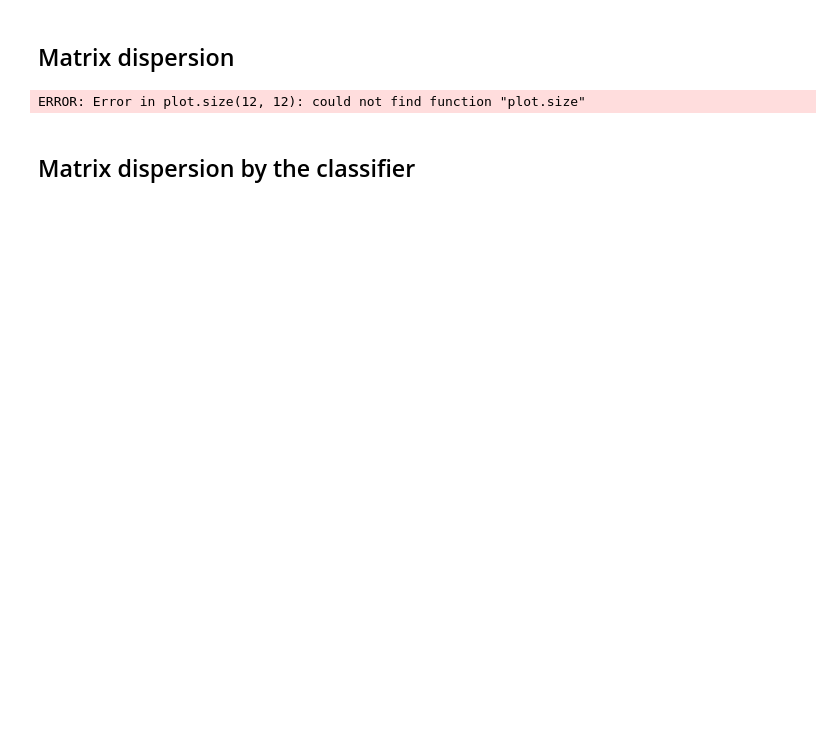
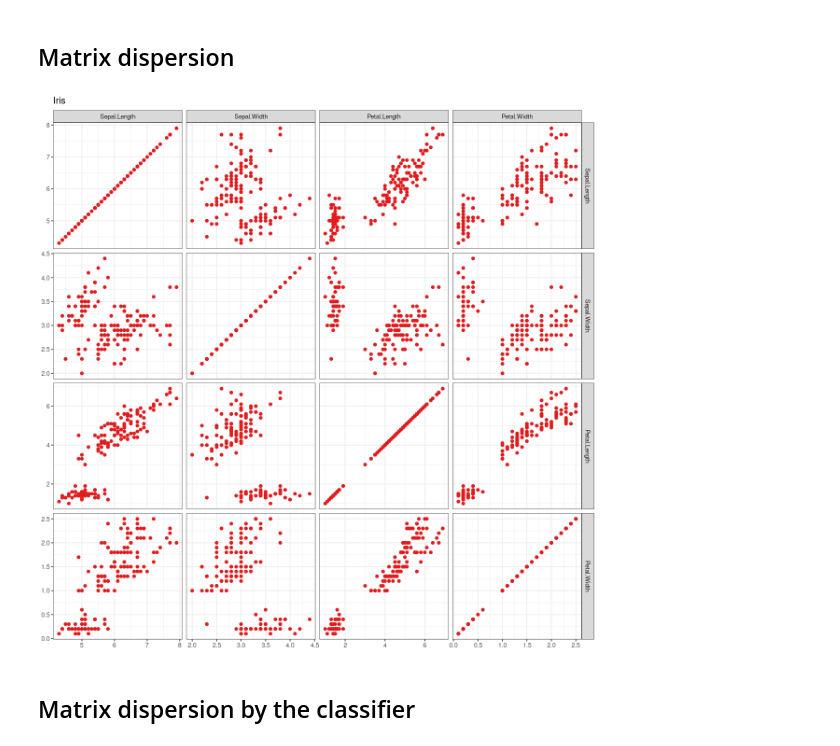
Before and after one commit to eogasawara/mylibrary, a Jupyter notebook: tutorial/tut_exploratory_analysis.ipynb, the cells around one changed output. Cells and saved outputs as stored; diff of their text form; code cells hidden in the pictures; blank space fills up the shorter version.

```diff
--- a/tutorial/tut_exploratory_analysis.ipynb
+++ b/tutorial/tut_exploratory_analysis.ipynb
@@ -187,13 +220,14 @@ ERROR: Error in plot_correlation(iris %>% dplyr::select(Sepal.Width, Sepal.Lengt
 # %% [markdown]
 ## Matrix dispersion
 # %%
-plot.size(12, 12)
-grf <- plot.pair(data=iris, cnames=colnames(iris)[1:4],
+grf <- plot_pair(data=iris, cnames=colnames(iris)[1:4],
                  title="Iris", colors=colors[1])
 
-grf
+options(repr.plot.width=10, repr.plot.height=10)
+plot(grf)
+options(repr.plot.width=4, repr.plot.height=4)
 # %% [output]
-ERROR: Error in plot.size(12, 12): could not find function "plot.size"
+[figure, added]
 # %% [markdown]
 ## Matrix dispersion by the classifier
 # %%
```
Also changed, not shown: parts of 8 cells of this notebook.
